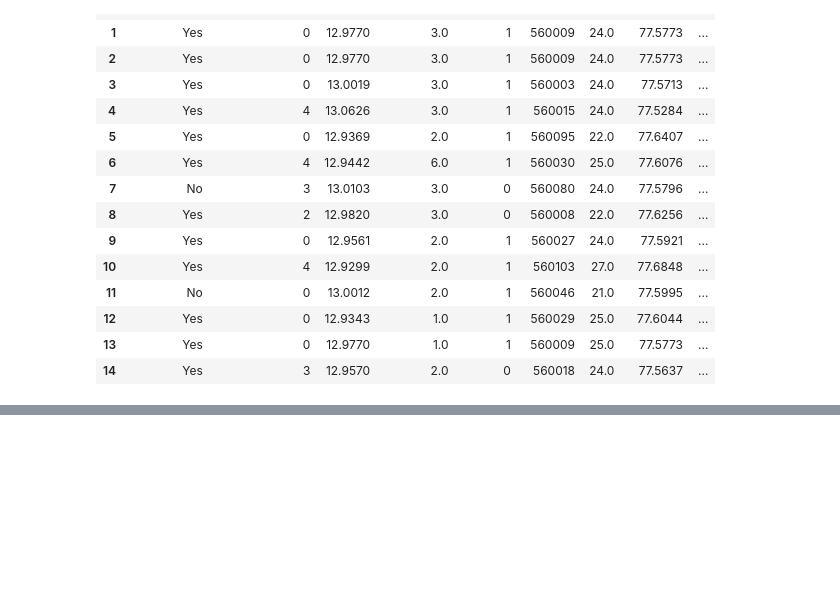
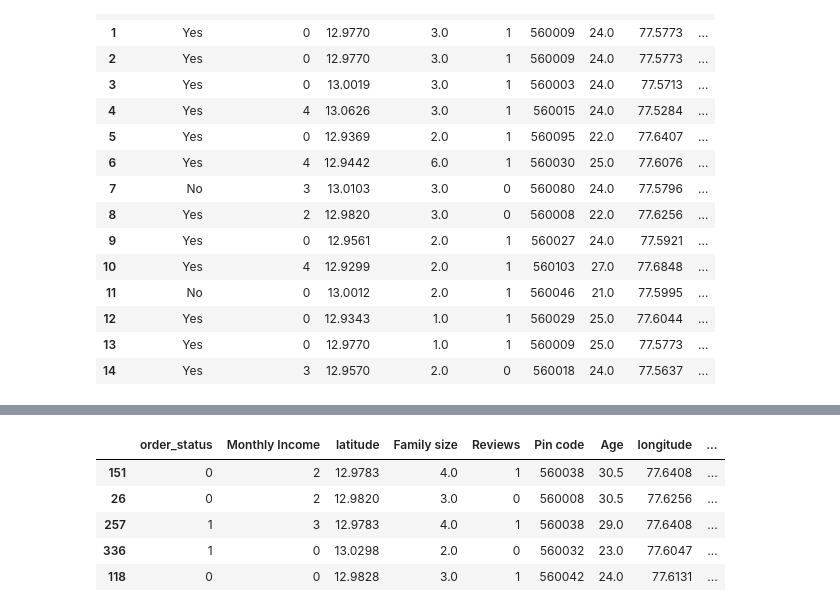
Before and after one commit to Kanha-kn/nits_git_notes, a Jupyter notebook: eda.ipynb, the cells around one changed output, grey strips where cells are left out. Saved outputs shown, nothing was run; the diff lists cells and outputs as text; code cells hidden in the pictures; blank space fills up the shorter version.

```diff
--- a/eda.ipynb
+++ b/eda.ipynb
@@ -387,0 +418,13 @@ df.head(15)
+# %%
+d4={'Yes':0,"No":1}
+df['order_status'].str.strip()
+df['order_status']=df['order_status'].map(d4)
+# %%
+df.sample(5)
+# %% [output]
+|  | order_status | Monthly Income | latitude | Family size | Reviews | Pin code | Age | longitude | ... |
+| 151 | 0 | 2 | 12.9783 | 4.0 | 1 | 560038 | 30.5 | 77.6408 | ... |
+| 26 | 0 | 2 | 12.9820 | 3.0 | 0 | 560008 | 30.5 | 77.6256 | ... |
+| 257 | 1 | 3 | 12.9783 | 4.0 | 1 | 560038 | 29.0 | 77.6408 | ... |
+| 336 | 1 | 0 | 13.0298 | 2.0 | 0 | 560032 | 23.0 | 77.6047 | ... |
+| 118 | 0 | 0 | 12.9828 | 3.0 | 1 | 560042 | 24.0 | 77.6131 | ... |
```
Also changed, not shown: parts of 5 cells of this notebook.
